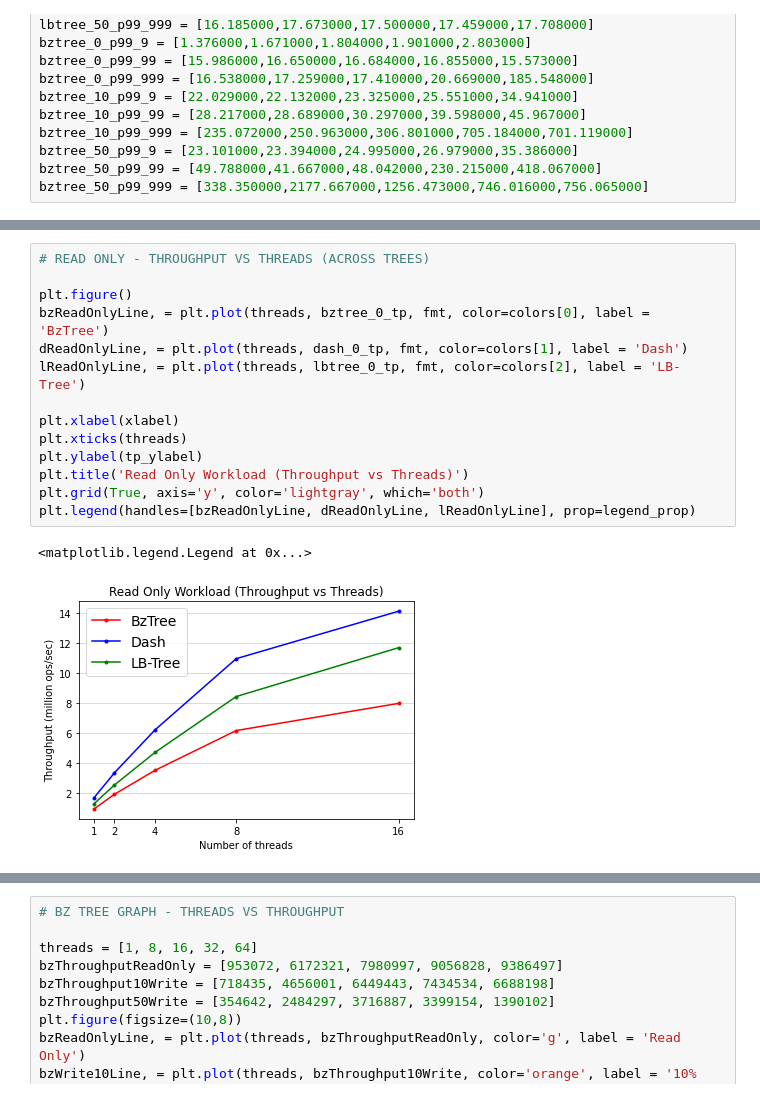
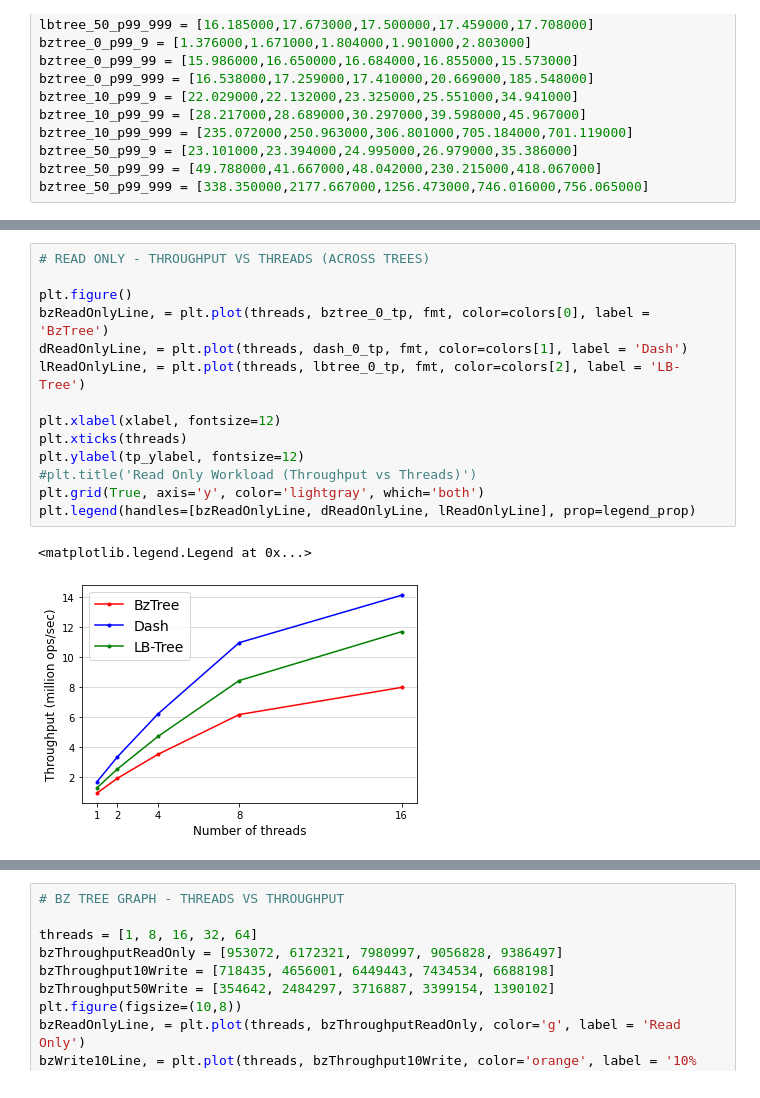
Before and after one commit to nisargshah95/Comparison-of-Indexes-for-PMem, a Jupyter notebook: CS764.ipynb, the cells around one changed output, grey strips where cells are left out. Drawn from its saved outputs; the diff is of its cells as text.

```diff
--- a/CS764.ipynb
+++ b/CS764.ipynb
@@ -98,20 +98,20 @@ plt.legend(handles=[bzReadOnlyLine, dReadOnlyLine, lReadOnlyLine])
 # %%
 # READ ONLY - THROUGHPUT VS THREADS (ACROSS TREES)
 
 plt.figure()
 bzReadOnlyLine, = plt.plot(threads, bztree_0_tp, fmt, color=colors[0], label = 'BzTree')
 dReadOnlyLine, = plt.plot(threads, dash_0_tp, fmt, color=colors[1], label = 'Dash')
 lReadOnlyLine, = plt.plot(threads, lbtree_0_tp, fmt, color=colors[2], label = 'LB-Tree')
 
-plt.xlabel(xlabel)
+plt.xlabel(xlabel, fontsize=12)
 plt.xticks(threads)
-plt.ylabel(tp_ylabel)
-plt.title('Read Only Workload (Throughput vs Threads)')
+plt.ylabel(tp_ylabel, fontsize=12)
+#plt.title('Read Only Workload (Throughput vs Threads)')
 plt.grid(True, axis='y', color='lightgray', which='both')
 plt.legend(handles=[bzReadOnlyLine, dReadOnlyLine, lReadOnlyLine], prop=legend_prop)
 # %% [output]
 <matplotlib.legend.Legend at 0x...>
-[figure, old version]
+[figure, new version]
 # %%
 # 10% WRITE - THROUGHPUT VS THREADS (ACROSS TREES)
 
```
Also changed, not shown: parts of 14 cells of this notebook.
